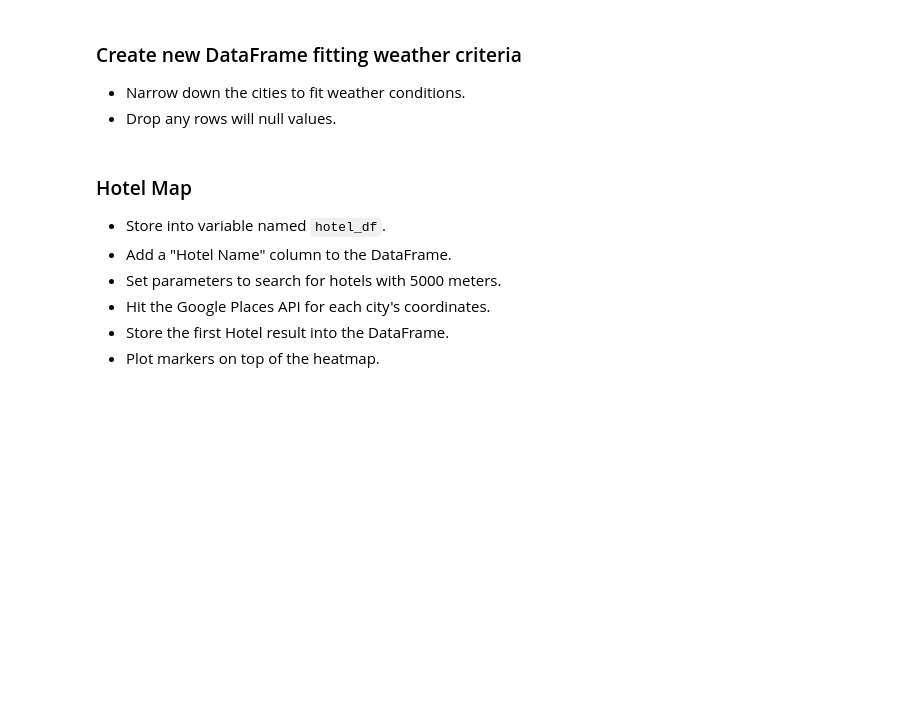
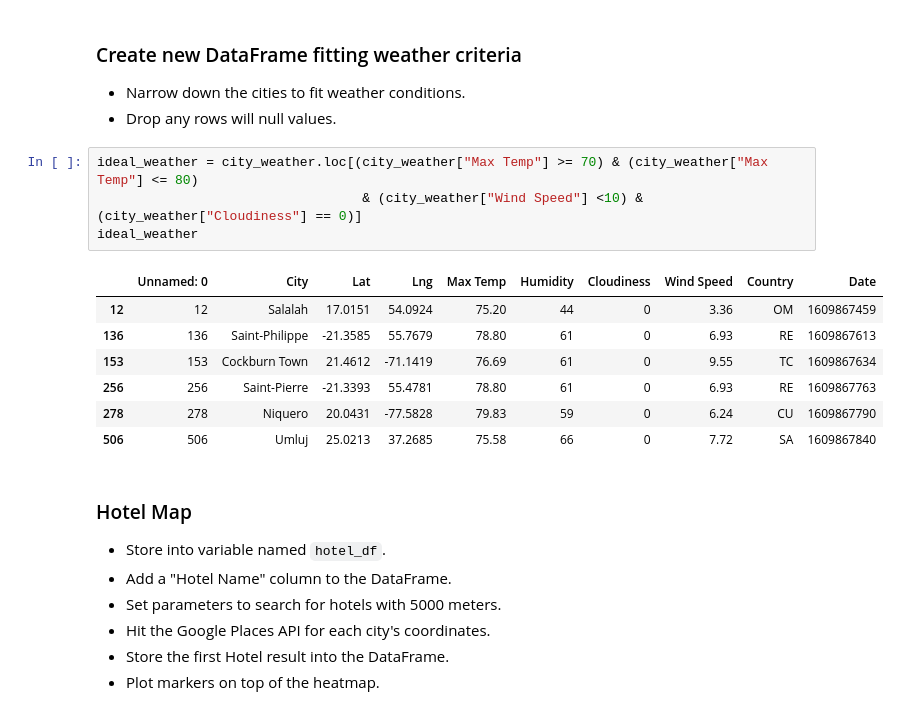
Before and after one commit to JRandle23/Python-API-Challenge, a Jupyter notebook: VacationPy/VacationPy.ipynb, the cells around one changed output. Drawn from its saved outputs; the diff is of its cells as text; blank space fills up the shorter version.

```diff
--- a/VacationPy/VacationPy.ipynb
+++ b/VacationPy/VacationPy.ipynb
@@ -54,6 +54,18 @@ fig
 ### Create new DataFrame fitting weather criteria
 * Narrow down the cities to fit weather conditions.
 * Drop any rows will null values.
+# %%
+ideal_weather = city_weather.loc[(city_weather["Max Temp"] >= 70) & (city_weather["Max Temp"] <= 80)
+                                  & (city_weather["Wind Speed"] <10) & (city_weather["Cloudiness"] == 0)]
+ideal_weather
+# %% [output]
+|  | Unnamed: 0 | City | Lat | Lng | Max Temp | Humidity | Cloudiness | Wind Speed | Country | Date |
+| 12 | 12 | Salalah | 17.0151 | 54.0924 | 75.20 | 44 | 0 | 3.36 | OM | 1609867459 |
+| 136 | 136 | Saint-Philippe | -21.3585 | 55.7679 | 78.80 | 61 | 0 | 6.93 | RE | 1609867613 |
+| 153 | 153 | Cockburn Town | 21.4612 | -71.1419 | 76.69 | 61 | 0 | 9.55 | TC | 1609867634 |
+| 256 | 256 | Saint-Pierre | -21.3393 | 55.4781 | 78.80 | 61 | 0 | 6.93 | RE | 1609867763 |
+| 278 | 278 | Niquero | 20.0431 | -77.5828 | 79.83 | 59 | 0 | 6.24 | CU | 1609867790 |
+| 506 | 506 | Umluj | 25.0213 | 37.2685 | 75.58 | 66 | 0 | 7.72 | SA | 1609867840 |
 # %% [markdown]
 ### Hotel Map
 * Store into variable named `hotel_df`.
```
Also changed, not shown: parts of 2 cells of this notebook, 6 other files.
